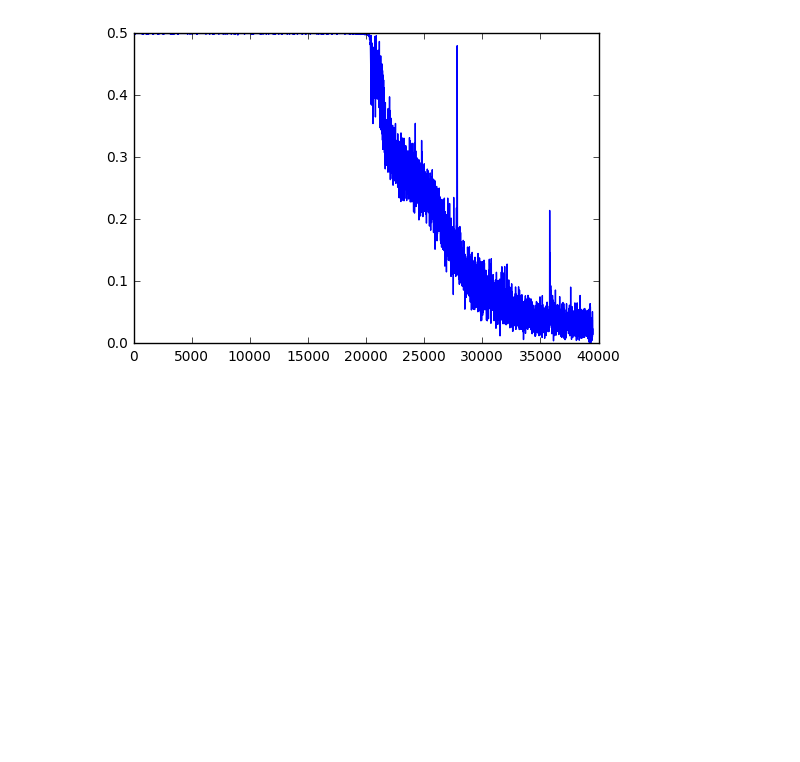
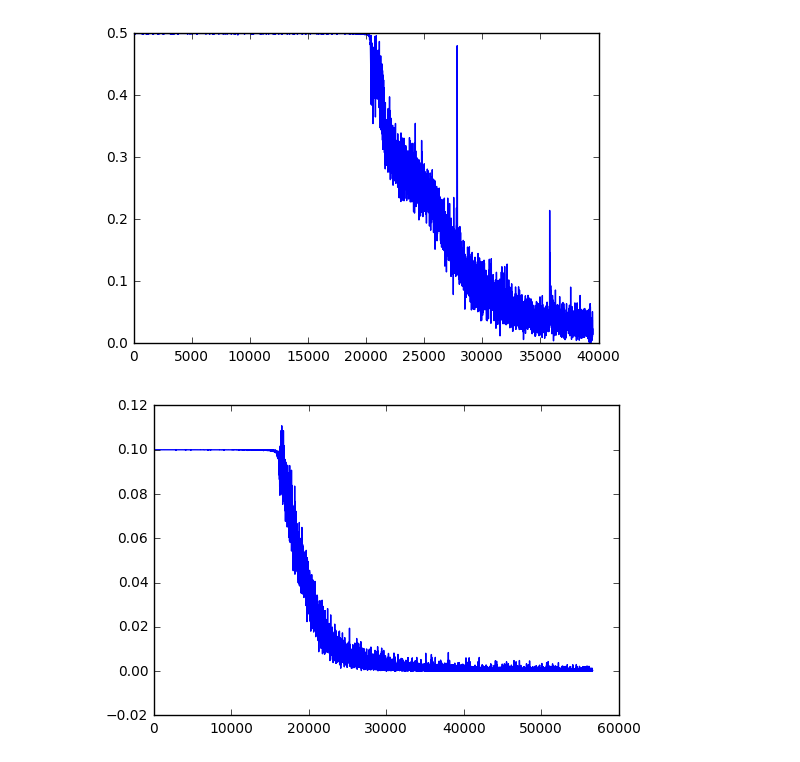
Before and after one commit to LittleHann/Break12306Captcha, a Jupyter notebook: triplet_notebook/triplet loss training log analysis.ipynb, the cells around one changed output. Saved outputs shown, nothing was run; the diff lists cells and outputs as text; code cells hidden in the pictures; blank space fills up the shorter version.

```diff
--- a/triplet_notebook/triplet loss training log analysis.ipynb
+++ b/triplet_notebook/triplet loss training log analysis.ipynb
@@ -24,3 +24,8 @@ margin05_fname = '../data/margin_0.5.log'
 parse_and_plot_log(margin05_fname)
 # %% [output]
 [figure]
+# %%
+new_margin_01_fname = '/home/haonans/capstone/log/margin_01.log'
+parse_and_plot_log(new_margin_01_fname)
+# %% [output]
+[figure, added]
```
Also changed, not shown: 1 other file.
